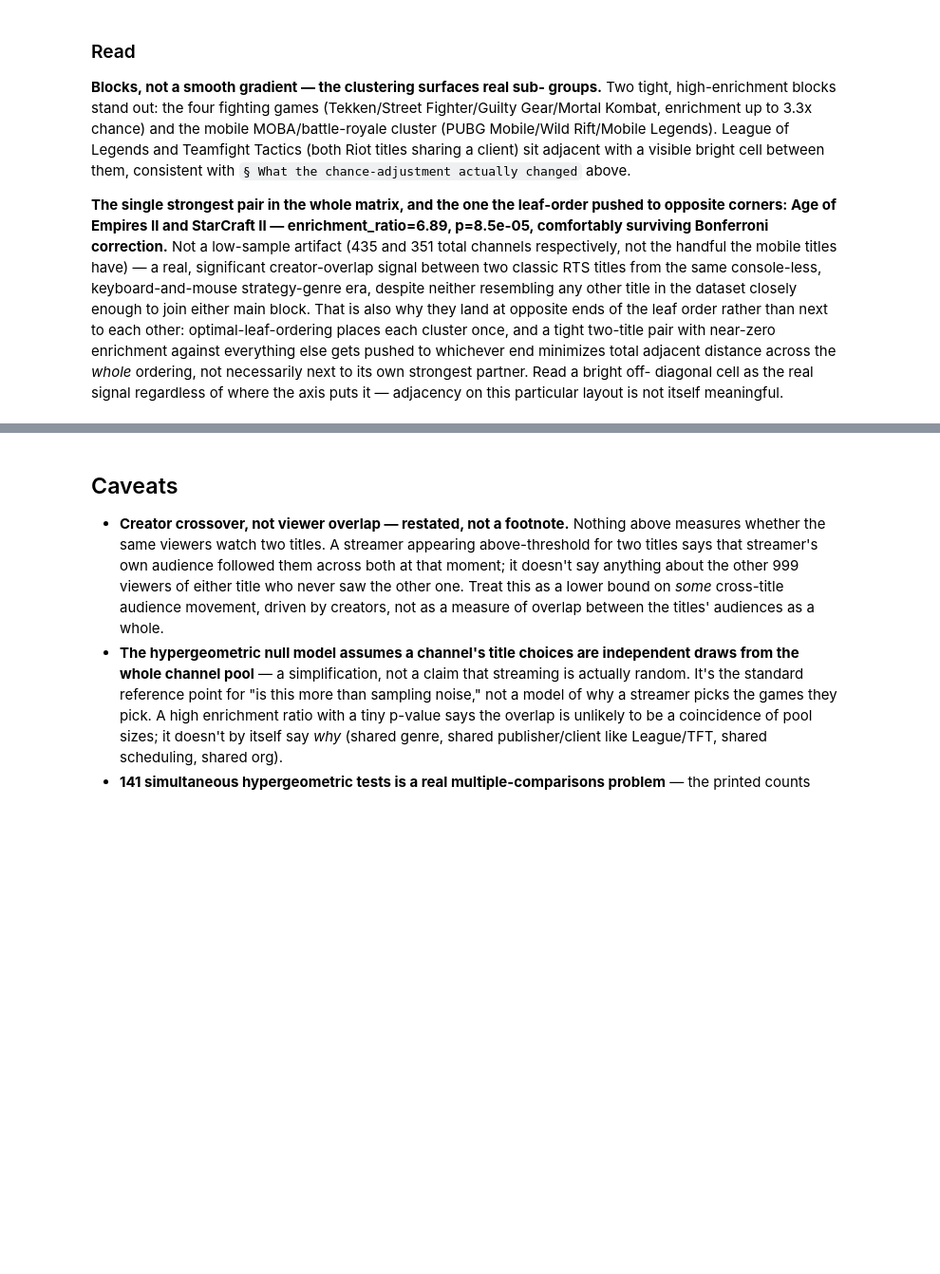
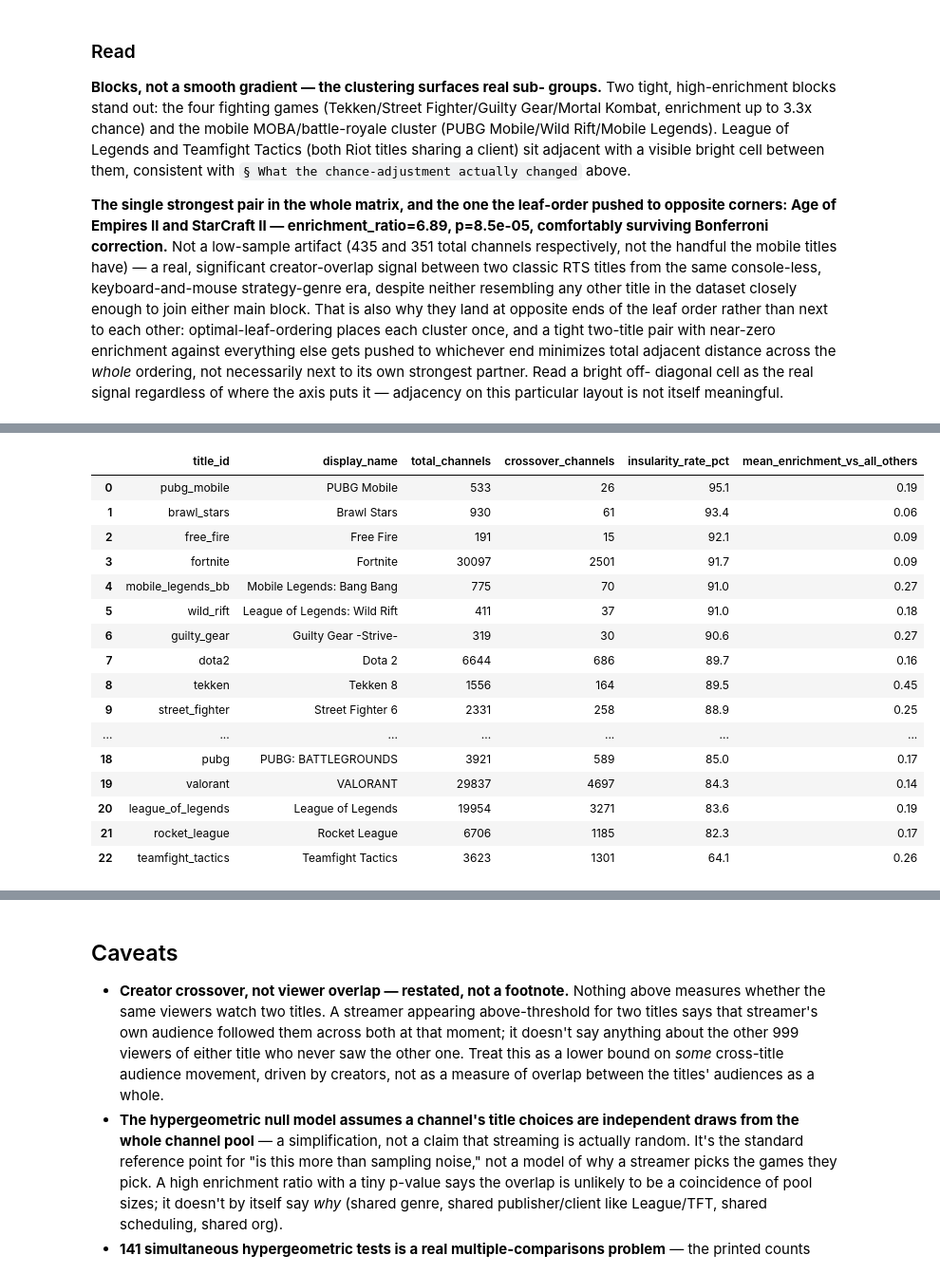
Before and after one commit to JacobH1994/fandomdatapuller, a Jupyter notebook: notebooks/creator_crossover.ipynb, the cells around one changed output, grey strips where cells are left out. Shown at 95% size. Cells and saved outputs as stored; diff of their text form; code cells hidden in the pictures; blank space fills up the shorter version.

```diff
--- a/notebooks/creator_crossover.ipynb
+++ b/notebooks/creator_crossover.ipynb
@@ -603,0 +617,40 @@ adjacency on this particular layout is not itself meaningful.
+# %%
+insularity_rows = []
+for title_id in titles:
+    name = display_name_by_id[title_id]
+    total = int(total_channels_by_title.get(title_id, 0))
+    crossover_for_title = channel_title_df[
+        (channel_title_df["title_id"] == title_id)
+        & (channel_title_df["channel_id"].isin(crossover_channel_ids))
+    ]["channel_id"].nunique()
+    non_crossover = total - crossover_for_title
+    mean_enrichment_vs_others = enrichment_matrix.loc[name].drop(name).mean()
+    insularity_rows.append({
+        "title_id": title_id,
+        "display_name": name,
+        "total_channels": total,
+        "crossover_channels": crossover_for_title,
+        "insularity_rate_pct": round(non_crossover / total * 100, 1) if total else float("nan"),
+        "mean_enrichment_vs_all_others": round(mean_enrichment_vs_others, 2),
+    })
+
+insularity_df = pd.DataFrame(insularity_rows).sort_values("insularity_rate_pct", ascending=False).reset_index(drop=True)
+insularity_df
+# %% [output]
+|  | title_id | display_name | total_channels | crossover_channels | insularity_rate_pct | mean_enrichment_vs_all_others |
+| 0 | pubg_mobile | PUBG Mobile | 533 | 26 | 95.1 | 0.19 |
+| 1 | brawl_stars | Brawl Stars | 930 | 61 | 93.4 | 0.06 |
+| 2 | free_fire | Free Fire | 191 | 15 | 92.1 | 0.09 |
+| 3 | fortnite | Fortnite | 30097 | 2501 | 91.7 | 0.09 |
+| 4 | mobile_legends_bb | Mobile Legends: Bang Bang | 775 | 70 | 91.0 | 0.27 |
+| 5 | wild_rift | League of Legends: Wild Rift | 411 | 37 | 91.0 | 0.18 |
+| 6 | guilty_gear | Guilty Gear -Strive- | 319 | 30 | 90.6 | 0.27 |
+| 7 | dota2 | Dota 2 | 6644 | 686 | 89.7 | 0.16 |
+| 8 | tekken | Tekken 8 | 1556 | 164 | 89.5 | 0.45 |
+| 9 | street_fighter | Street Fighter 6 | 2331 | 258 | 88.9 | 0.25 |
+| ... | ... | ... | ... | ... | ... | ... |
+| 18 | pubg | PUBG: BATTLEGROUNDS | 3921 | 589 | 85.0 | 0.17 |
+| 19 | valorant | VALORANT | 29837 | 4697 | 84.3 | 0.14 |
+| 20 | league_of_legends | League of Legends | 19954 | 3271 | 83.6 | 0.19 |
+| 21 | rocket_league | Rocket League | 6706 | 1185 | 82.3 | 0.17 |
+| 22 | teamfight_tactics | Teamfight Tactics | 3623 | 1301 | 64.1 | 0.26 |
```
Also changed, not shown: parts of 3 cells of this notebook.
